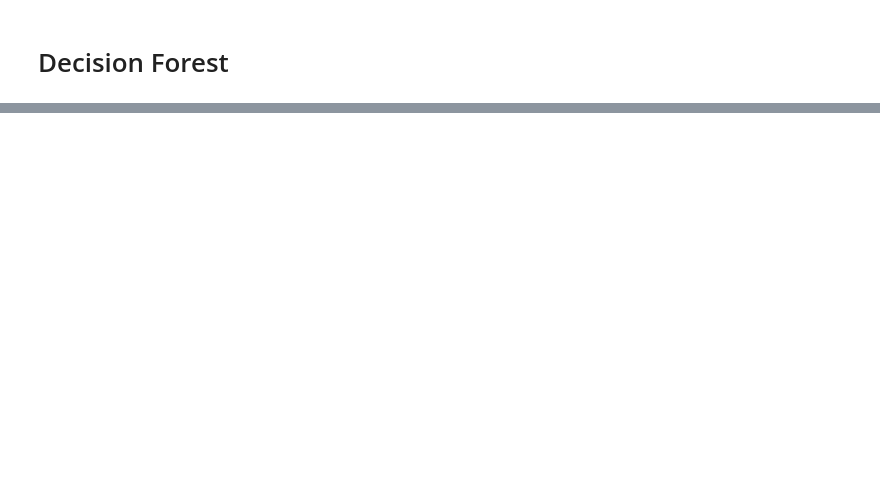
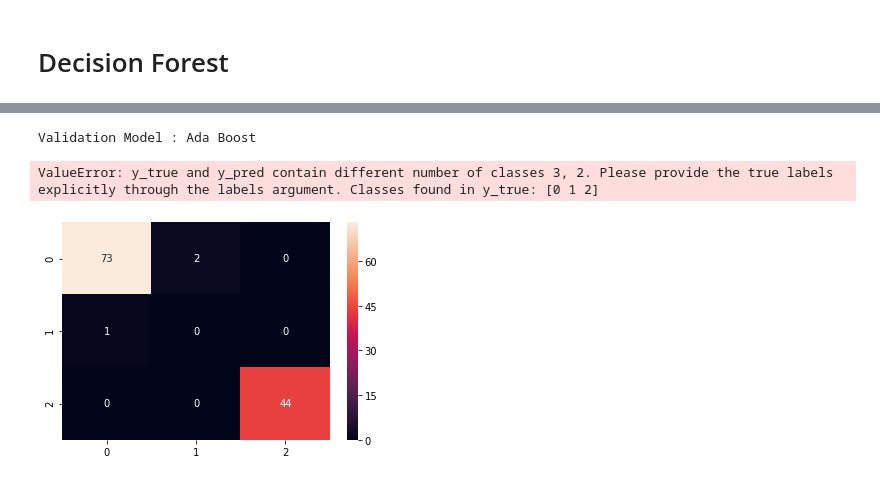
Before and after one commit to sellaziz/projet-ml-imta, a Jupyter notebook: binary-classification/BinaryClassificationProject.ipynb, the cells around one changed output, grey strips where cells are left out. Saved outputs shown, nothing was run; the diff lists cells and outputs as text; code cells hidden in the pictures; blank space fills up the shorter version.

```diff
--- a/binary-classification/BinaryClassificationProject.ipynb
+++ b/binary-classification/BinaryClassificationProject.ipynb
@@ -452,0 +504,9 @@ Predic_AdaBoost = testAdaBoost(Class_AdaBoost, X_test)
+# %%
+Bank_Conf_AdaBoost = confusionMatrix(y_test_disease, Disease_Predic_AdaBoost)
+
+print('Validation Model : Ada Boost')
+validateModel(y_test_disease, Disease_Predic_AdaBoost)
+# %% [output]
+Validation Model : Ada Boost
+ValueError: y_true and y_pred contain different number of classes 3, 2. Please provide the true labels explicitly through the labels argument. Classes found in y_true: [0 1 2]
+[figure, added]
```
Also changed, not shown: parts of 21 cells of this notebook, 1 other file.
